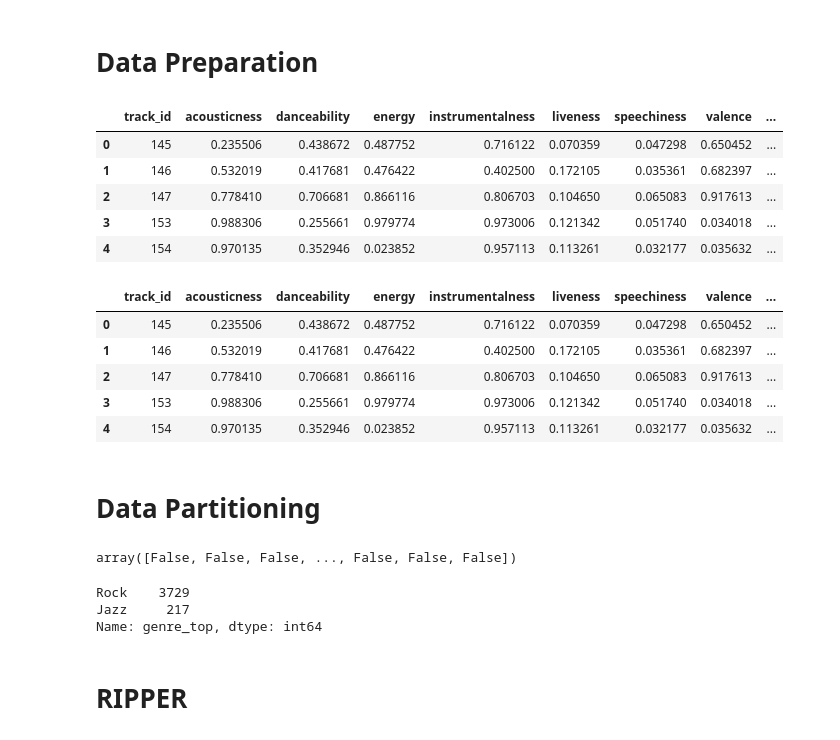
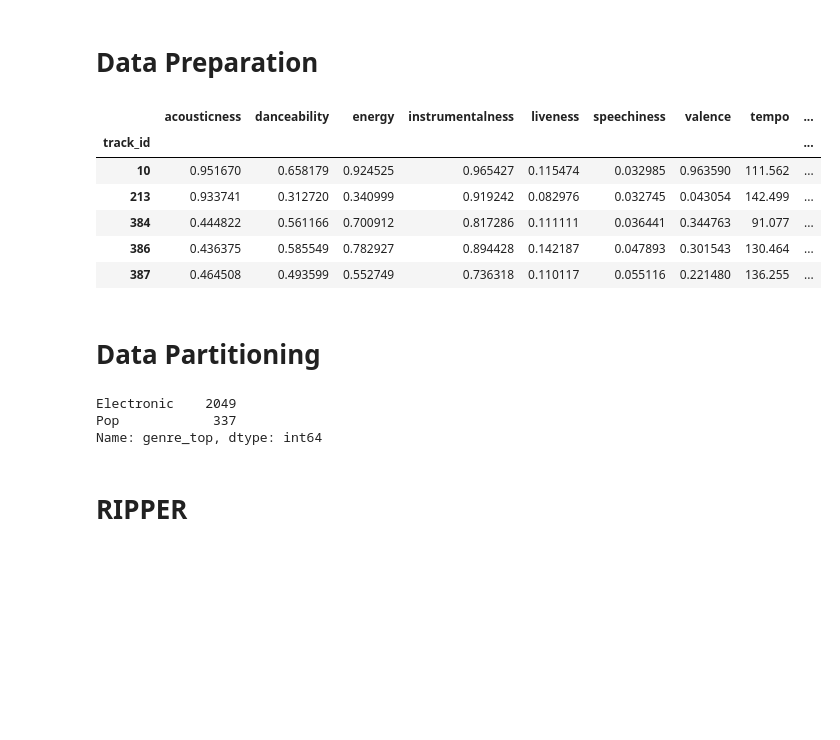
Before and after one commit to gaetanoantonicchio/DataMining-2, a Jupyter notebook: src/Module 2/Rule-Based/binary-rulebased_echo.ipynb, the cells around one changed output. Drawn from its saved outputs; the diff is of its cells as text; code cells hidden in the pictures; blank space fills up the shorter version.

```diff
--- a/src/Module 2/Rule-Based/binary-rulebased_echo.ipynb
+++ b/src/Module 2/Rule-Based/binary-rulebased_echo.ipynb
@@ -15,24 +15,17 @@ from collections import defaultdict
 # %% [markdown]
 # Data Preparation
 # %%
-df = pd.read_csv('/Users/samuele/University/2.DM2/fma_metadata/echo_outlierfree.csv')
+df = pd.read_csv('/Users/samuele/University/2.DM2/fma_metadata/echo_popelec.csv')
+df.set_index('track_id', inplace=True)
 df.head()
 # %% [output]
-|  | track_id | acousticness | danceability | energy | instrumentalness | liveness | speechiness | valence | ... |
-| 0 | 145 | 0.235506 | 0.438672 | 0.487752 | 0.716122 | 0.070359 | 0.047298 | 0.650452 | ... |
-| 1 | 146 | 0.532019 | 0.417681 | 0.476422 | 0.402500 | 0.172105 | 0.035361 | 0.682397 | ... |
-| 2 | 147 | 0.778410 | 0.706681 | 0.866116 | 0.806703 | 0.104650 | 0.065083 | 0.917613 | ... |
-| 3 | 153 | 0.988306 | 0.255661 | 0.979774 | 0.973006 | 0.121342 | 0.051740 | 0.034018 | ... |
-| 4 | 154 | 0.970135 | 0.352946 | 0.023852 | 0.957113 | 0.113261 | 0.032177 | 0.035632 | ... |
+|  | acousticness | danceability | energy | instrumentalness | liveness | speechiness | valence | tempo | ... |
+| track_id |  |  |  |  |  |  |  |  | ... |
+| 10 | 0.951670 | 0.658179 | 0.924525 | 0.965427 | 0.115474 | 0.032985 | 0.963590 | 111.562 | ... |
+| 213 | 0.933741 | 0.312720 | 0.340999 | 0.919242 | 0.082976 | 0.032745 | 0.043054 | 142.499 | ... |
+| 384 | 0.444822 | 0.561166 | 0.700912 | 0.817286 | 0.111111 | 0.036441 | 0.344763 | 91.077 | ... |
+| 386 | 0.436375 | 0.585549 | 0.782927 | 0.894428 | 0.142187 | 0.047893 | 0.301543 | 130.464 | ... |
+| 387 | 0.464508 | 0.493599 | 0.552749 | 0.736318 | 0.110117 | 0.055116 | 0.221480 | 136.255 | ... |
-# %%
-df.head()
-# %% [output]
-|  | track_id | acousticness | danceability | energy | instrumentalness | liveness | speechiness | valence | ... |
-| 0 | 145 | 0.235506 | 0.438672 | 0.487752 | 0.716122 | 0.070359 | 0.047298 | 0.650452 | ... |
-| 1 | 146 | 0.532019 | 0.417681 | 0.476422 | 0.402500 | 0.172105 | 0.035361 | 0.682397 | ... |
-| 2 | 147 | 0.778410 | 0.706681 | 0.866116 | 0.806703 | 0.104650 | 0.065083 | 0.917613 | ... |
-| 3 | 153 | 0.988306 | 0.255661 | 0.979774 | 0.973006 | 0.121342 | 0.051740 | 0.034018 | ... |
-| 4 | 154 | 0.970135 | 0.352946 | 0.023852 | 0.957113 | 0.113261 | 0.032177 | 0.035632 | ... |
 # %% [markdown]
 # Data Partitioning
 # %%
@@ -47,14 +40,11 @@ y_test = df['genre_top']
 # encoding labels
 le = preprocessing.LabelEncoder()
 y_test_enc = ~le.fit_transform(test['genre_top']).astype('bool')
-y_test_enc
-# %% [output]
-array([False, False, False, ..., False, False, False])
 # %%
 df['genre_top'].value_counts()
 # %% [output]
-Rock    3729
-Jazz     217
+Electronic    2049
+Pop            337
 Name: genre_top, dtype: int64
 # %% [markdown]
 # RIPPER
```
Also changed, not shown: parts of 12 cells of this notebook.
